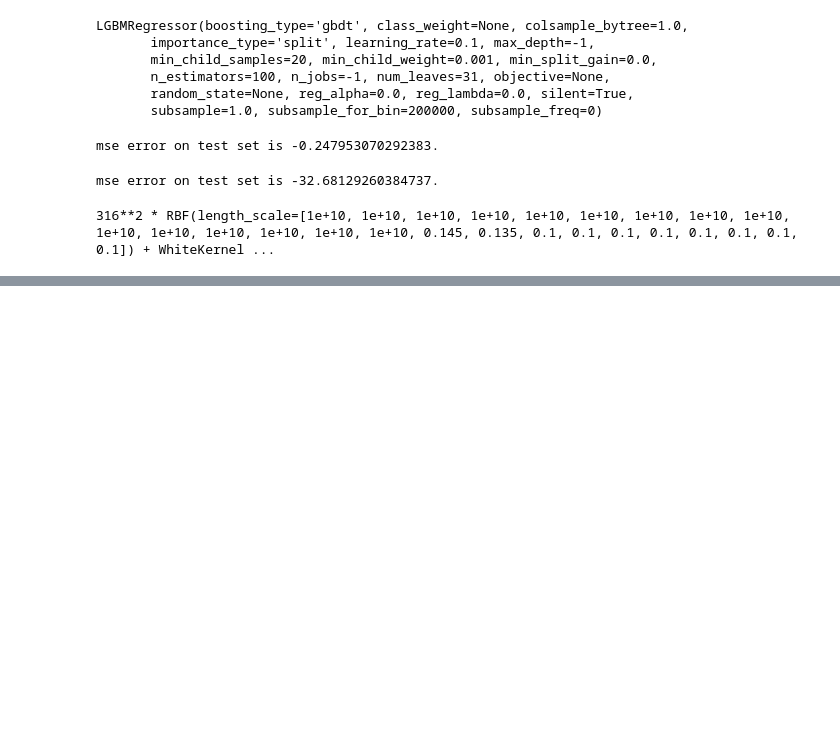
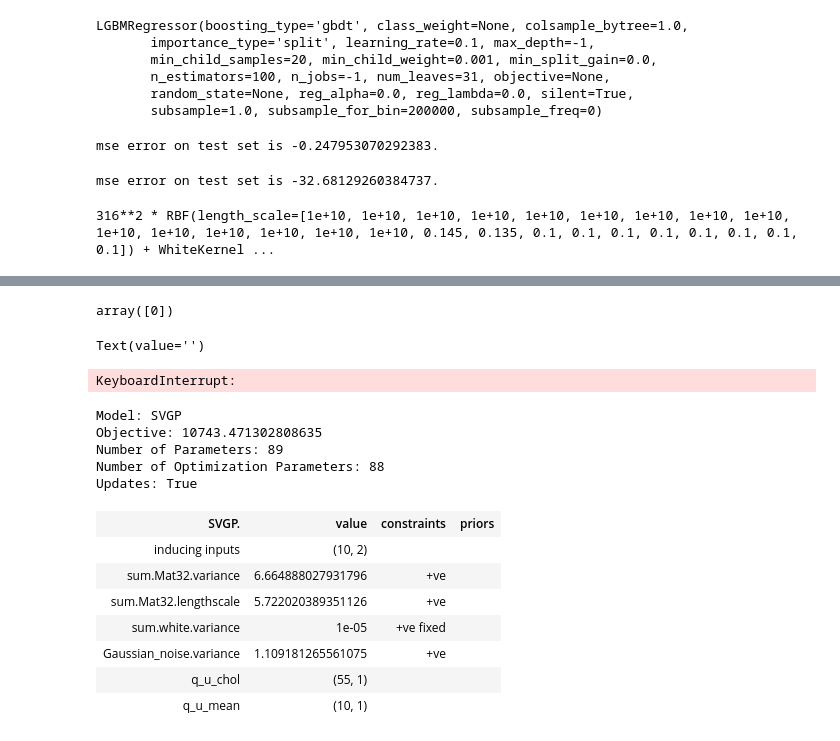
Before and after one commit to billlyzhaoyh/WindfarmSiting, a Jupyter notebook: Scratch1.ipynb, the cells around one changed output, grey strips where cells are left out. Saved outputs shown, nothing was run; the diff lists cells and outputs as text; code cells hidden in the pictures; blank space fills up the shorter version.

```diff
--- a/Scratch1.ipynb
+++ b/Scratch1.ipynb
@@ -117,0 +210,6 @@ gpr1.fit(subset_data_x,subset_data_y)
+# %%
+kernel=1.0 * Matern(length_scale=1, length_scale_bounds=(1e-1, 10.0),nu=1.5) + WhiteKernel(1, (1e-23, 1e5))
+# %%
+gpr = GaussianProcessRegressor(random_state=0,n_restarts_optimizer=1,kernel=kernel,normalize_y=True)
+# %%
+gpr.fit(feature_trainlatlong,windspeed_train)
@@ -117,0 +234,45 @@ gpr1.fit(subset_data_x,subset_data_y)
+# %%
+Z = np.random.rand(10,2)
+
+batchsize = 500
+m = GPy.core.SVGP(feature_trainlatlong.iloc[0:10000].values, windspeed_train[0:10000], Z, GPy.kern.Matern32(input_dim=2,lengthscale=1.) + GPy.kern.White(1), GPy.likelihoods.Gaussian(), batchsize=batchsize)
+m.kern.white.variance = 1e-5
+m.kern.white.fix()
+# %% [output]
+array([0])
+# %%
+opt = climin.Adadelta(m.optimizer_array, m.stochastic_grad, step_rate=0.2, momentum=0.9)
+from ipywidgets import Text
+from IPython.display import display
+
+t = Text(align='right')
+display(t)
+
+import sys
+def callback(i):
+    t.value = str(m.log_likelihood())
+    #Stop after 5000 iterations
+    if i['n_iter'] > 20000:
+        return True
+    return False
+info = opt.minimize_until(callback)
+# %% [output]
+Text(value='')
+KeyboardInterrupt:
+# %%
+fig = m.plot()
+display(m)
+# %% [output]
+Model: SVGP
+Objective: 10743.471302808635
+Number of Parameters: 89
+Number of Optimization Parameters: 88
+Updates: True
+| SVGP. | value | constraints | priors |
+| inducing inputs | (10, 2) |  |  |
+| sum.Mat32.variance | 6.664888027931796 | +ve |  |
+| sum.Mat32.lengthscale | 5.722020389351126 | +ve |  |
+| sum.white.variance | 1e-05 | +ve fixed |  |
+| Gaussian_noise.variance | 1.109181265561075 | +ve |  |
+| q_u_chol | (55, 1) |  |  |
+| q_u_mean | (10, 1) |  |  |
```
Also changed, not shown: parts of 31 cells of this notebook, 22 other files.
